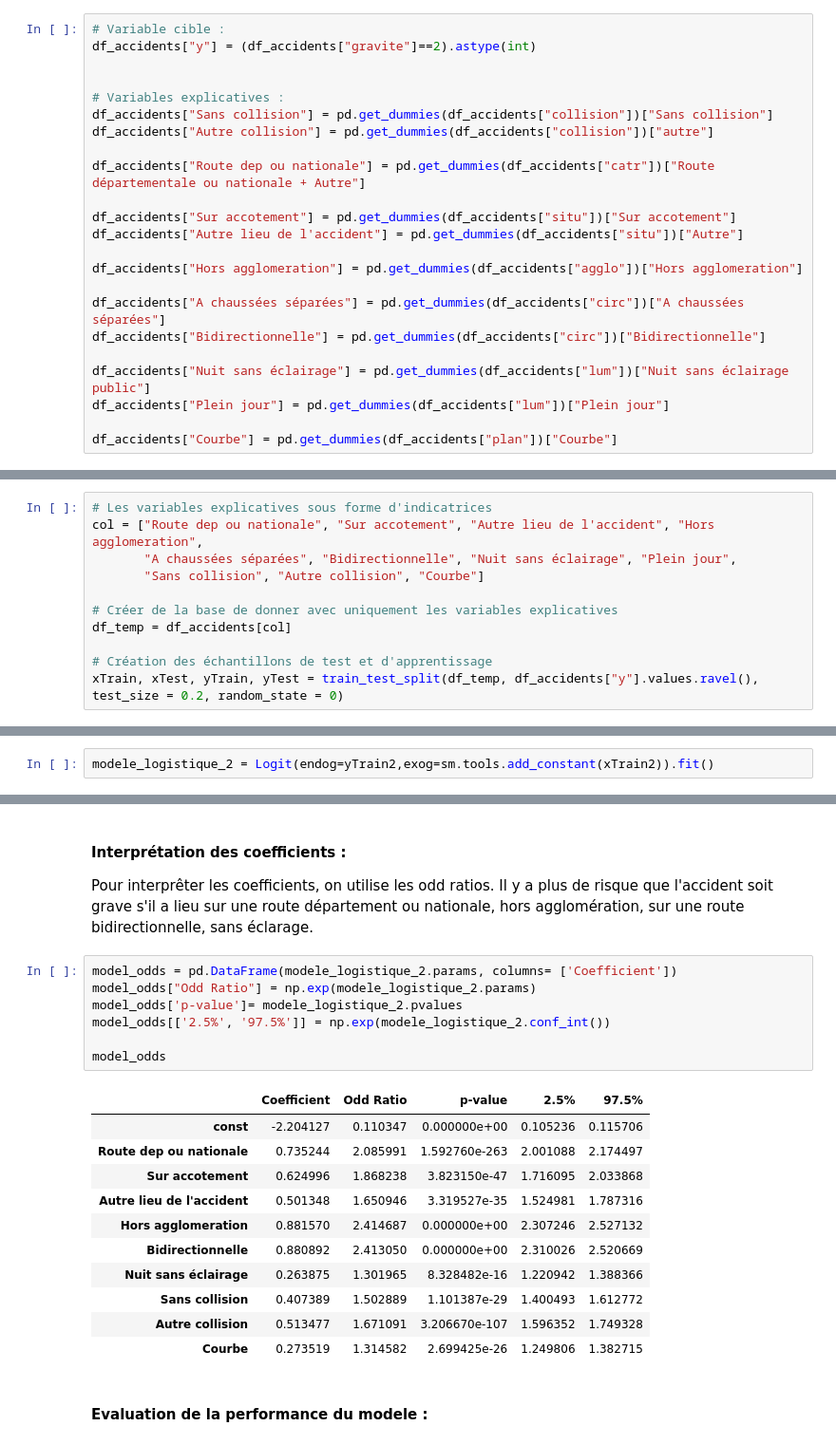
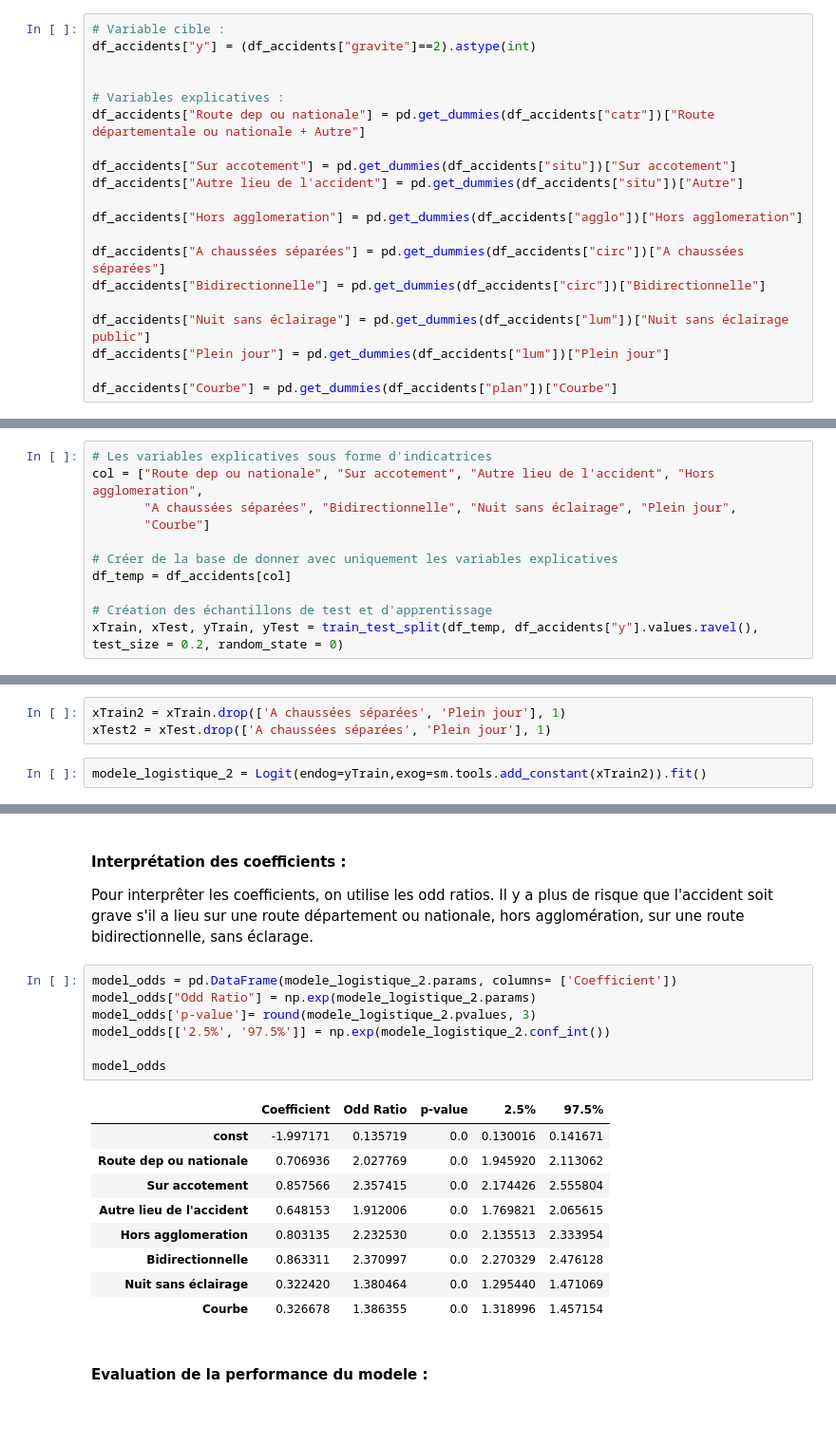
Before and after one commit to Clotilde-23/Accidents-corporels, a Jupyter notebook: Modelisation.ipynb, the cells around one changed output, grey strips where cells are left out. Shown at 95% size. Cells and saved outputs as stored; diff of their text form; blank space fills up the shorter version.

```diff
--- a/Modelisation.ipynb
+++ b/Modelisation.ipynb
@@ -92,9 +90,6 @@ df_accidents["y"] = (df_accidents["gravite"]==2).astype(int)
 
 
 # Variables explicatives :
-df_accidents["Sans collision"] = pd.get_dummies(df_accidents["collision"])["Sans collision"]
-df_accidents["Autre collision"] = pd.get_dummies(df_accidents["collision"])["autre"]
-
 df_accidents["Route dep ou nationale"] = pd.get_dummies(df_accidents["catr"])["Route départementale ou nationale + Autre"]
 
 df_accidents["Sur accotement"] = pd.get_dummies(df_accidents["situ"])["Sur accotement"]
@@ -117,7 +110,7 @@ Créer les échantillons de test et d'apprentissage
 # Les variables explicatives sous forme d'indicatrices
 col = ["Route dep ou nationale", "Sur accotement", "Autre lieu de l'accident", "Hors agglomeration",
        "A chaussées séparées", "Bidirectionnelle", "Nuit sans éclairage", "Plein jour",
-       "Sans collision", "Autre collision", "Courbe"]
+       "Courbe"]
 
 # Créer de la base de donner avec uniquement les variables explicatives
 df_temp = df_accidents[col]
@@ -435,4 +375,7 @@ xTrain2, xTest2, yTrain2, yTest2 = train_test_split(df_temp2, df_accidents["y"].
+# %%
+xTrain2 = xTrain.drop(['A chaussées séparées', 'Plein jour'], 1)
+xTest2 = xTest.drop(['A chaussées séparées', 'Plein jour'], 1)
 # %%
-modele_logistique_2 = Logit(endog=yTrain2,exog=sm.tools.add_constant(xTrain2)).fit()
+modele_logistique_2 = Logit(endog=yTrain,exog=sm.tools.add_constant(xTrain2)).fit()
 # %% [output]
 Optimization terminated successfully.
@@ -444,22 +387,20 @@ Pour interprêter les coefficients, on utilise les odd ratios. Il y a plus de ri
 # %%
 model_odds = pd.DataFrame(modele_logistique_2.params, columns= ['Coefficient'])
 model_odds["Odd Ratio"] = np.exp(modele_logistique_2.params)
-model_odds['p-value']= modele_logistique_2.pvalues
+model_odds['p-value']= round(modele_logistique_2.pvalues, 3)
 model_odds[['2.5%', '97.5%']] = np.exp(modele_logistique_2.conf_int())
 
 model_odds
 # %% [output]
 |  | Coefficient | Odd Ratio | p-value | 2.5% | 97.5% |
-| const | -2.204127 | 0.110347 | 0.000000e+00 | 0.105236 | 0.115706 |
-| Route dep ou nationale | 0.735244 | 2.085991 | 1.592760e-263 | 2.001088 | 2.174497 |
-| Sur accotement | 0.624996 | 1.868238 | 3.823150e-47 | 1.716095 | 2.033868 |
-| Autre lieu de l'accident | 0.501348 | 1.650946 | 3.319527e-35 | 1.524981 | 1.787316 |
-| Hors agglomeration | 0.881570 | 2.414687 | 0.000000e+00 | 2.307246 | 2.527132 |
-| Bidirectionnelle | 0.880892 | 2.413050 | 0.000000e+00 | 2.310026 | 2.520669 |
-| Nuit sans éclairage | 0.263875 | 1.301965 | 8.328482e-16 | 1.220942 | 1.388366 |
-| Sans collision | 0.407389 | 1.502889 | 1.101387e-29 | 1.400493 | 1.612772 |
-| Autre collision | 0.513477 | 1.671091 | 3.206670e-107 | 1.596352 | 1.749328 |
-| Courbe | 0.273519 | 1.314582 | 2.699425e-26 | 1.249806 | 1.382715 |
+| const | -1.997171 | 0.135719 | 0.0 | 0.130016 | 0.141671 |
+| Route dep ou nationale | 0.706936 | 2.027769 | 0.0 | 1.945920 | 2.113062 |
+| Sur accotement | 0.857566 | 2.357415 | 0.0 | 2.174426 | 2.555804 |
+| Autre lieu de l'accident | 0.648153 | 1.912006 | 0.0 | 1.769821 | 2.065615 |
+| Hors agglomeration | 0.803135 | 2.232530 | 0.0 | 2.135513 | 2.333954 |
+| Bidirectionnelle | 0.863311 | 2.370997 | 0.0 | 2.270329 | 2.476128 |
+| Nuit sans éclairage | 0.322420 | 1.380464 | 0.0 | 1.295440 | 1.471069 |
+| Courbe | 0.326678 | 1.386355 | 0.0 | 1.318996 | 1.457154 |
 # %% [markdown]
 #### Evaluation de la performance du modele :
 # %%
```
Also changed, not shown: parts of 35 cells of this notebook, 2 other files.
